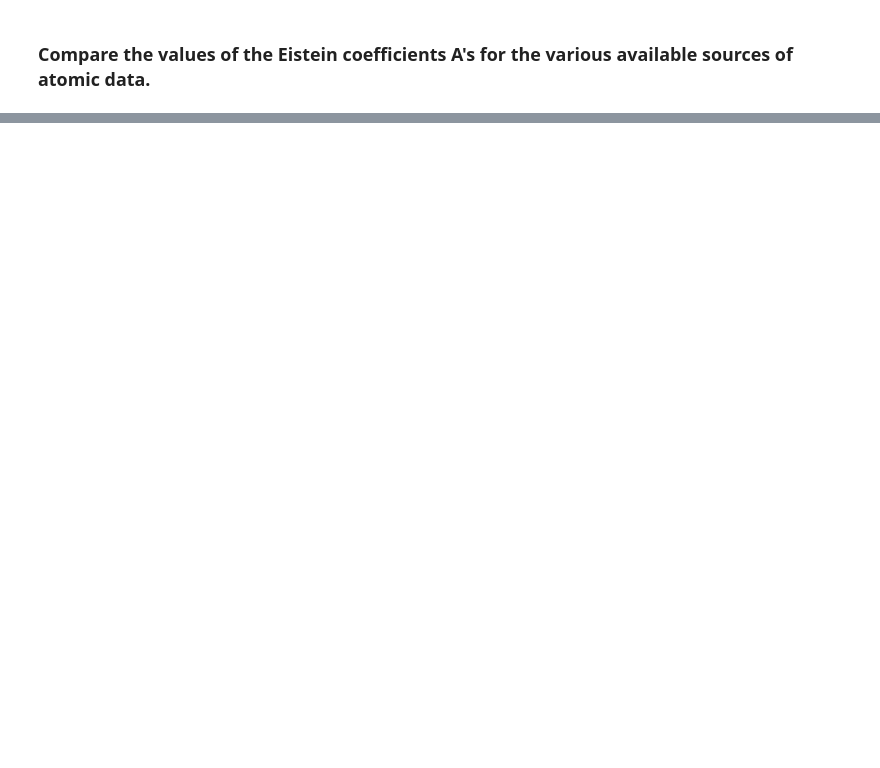
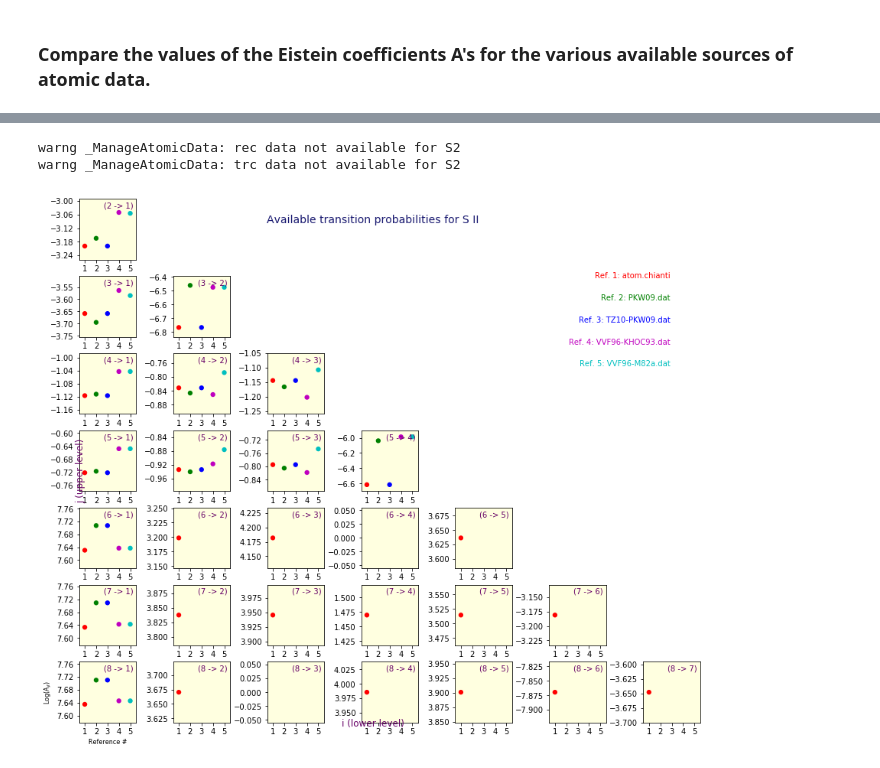
Before and after one commit to Morisset/NEBULATOM-tools, a Jupyter notebook: Notebooks/NC_2_1.ipynb, the cells around one changed output, grey strips where cells are left out. Drawn from its saved outputs; the diff is of its cells as text; code cells hidden in the pictures; blank space fills up the shorter version.

```diff
--- a/Notebooks/NC_2_1.ipynb
+++ b/Notebooks/NC_2_1.ipynb
@@ -119,6 +219,10 @@ dataplot.plotAllA(figsize=(12,10))
 # %%
-dataploto2 = pn.DataPlot('O', 2)
+dataploto2 = pn.DataPlot('S', 2)
 dataploto2.plotAllA(figsize=(12,10))
+# %% [output]
+warng _ManageAtomicData: rec data not available for S2
+warng _ManageAtomicData: trc data not available for S2
+[figure, added]
 # %%
 # the following is to have the nice style.
 from IPython.core.display import HTML
```
Also changed, not shown: parts of 19 cells of this notebook, 6 other files.
